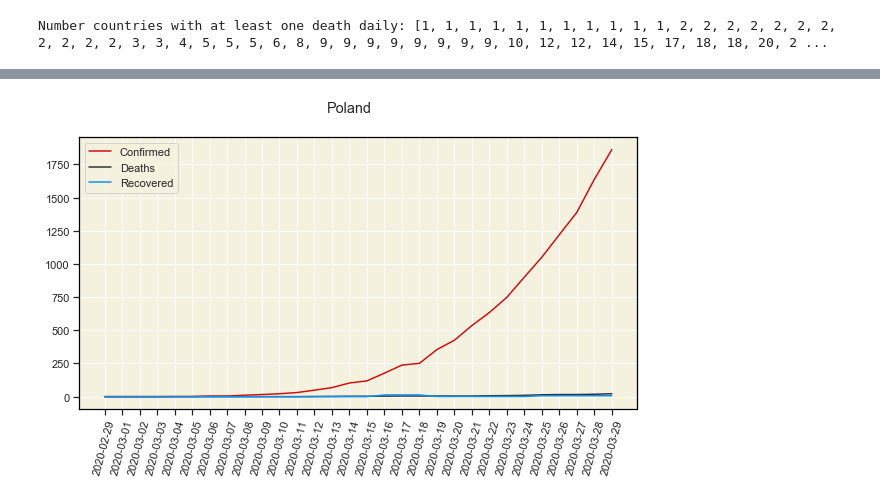
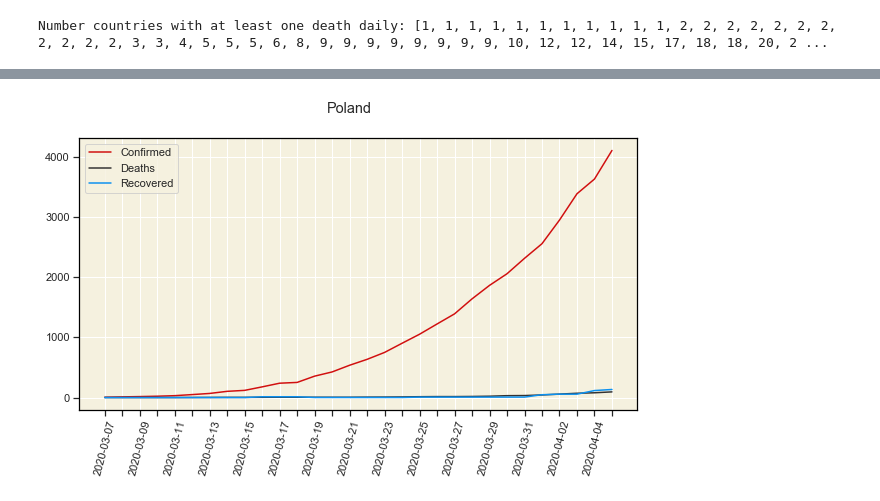
Before and after one commit to msarnacki/coronavirus-2019-nCoV, a Jupyter notebook: main.ipynb, the cells around one changed output, grey strips where cells are left out. Cells and saved outputs as stored; diff of their text form; code cells hidden in the pictures.

```diff
--- a/main.ipynb
+++ b/main.ipynb
@@ -182,9 +182,9 @@ def plot_one_country(country, index_start = 0, index_end = len(dates), every_nth
 
     plt.savefig("img/{}.png".format(country),bbox_inches='tight')
 # %%
-plot_one_country("Poland", every_nth = 1, index_start = -30)
+plot_one_country("Poland", every_nth = 2, index_start = 45)
 # %% [output]
-[figure, old version]
+[figure, new version]
 # %%
 plot_one_country("China")
 # %% [output]
```
Also changed, not shown: parts of 15 cells of this notebook, 12 other files.
